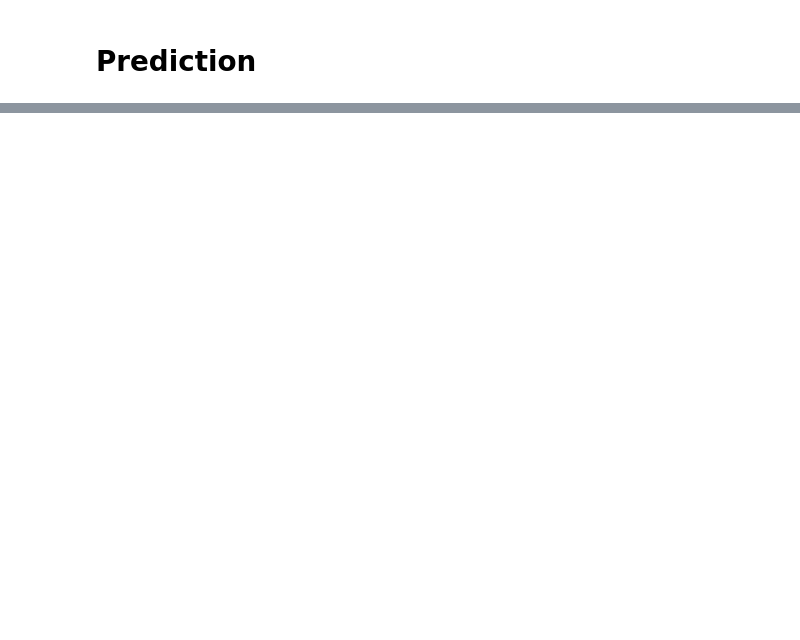
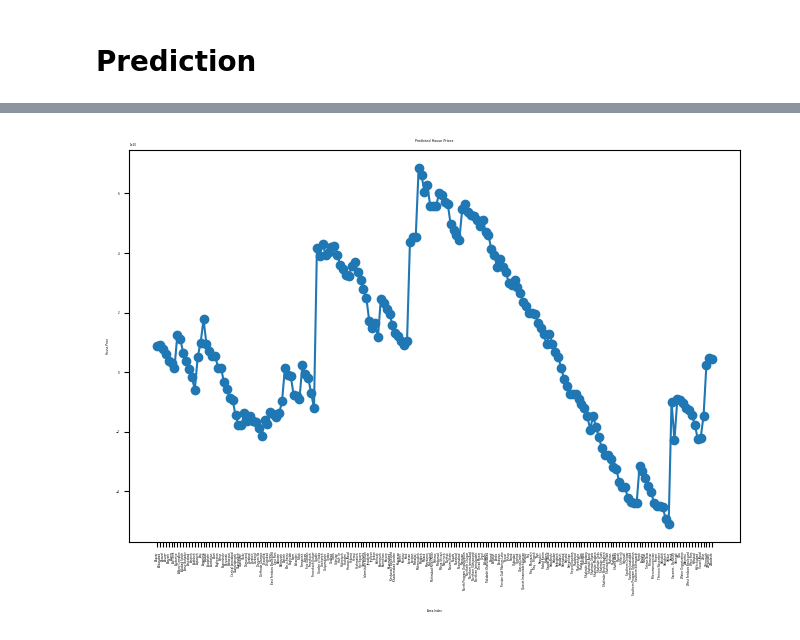
Before and after one commit to poulstar/awesome-AI, a Jupyter notebook: Machine Learning/airbnb/main.ipynb, the cells around one changed output, grey strips where cells are left out. Drawn from its saved outputs; the diff is of its cells as text; code cells hidden in the pictures; blank space fills up the shorter version.

```diff
--- a/Machine Learning/airbnb/main.ipynb
+++ b/Machine Learning/airbnb/main.ipynb
@@ -267,8 +570,8 @@ X_cols = ['Area', 'Room', 'Parking', 'Warehouse', 'Elevator', 'Abazar',
         'West Ferdows Boulevard', 'West Pars', 'Yaftabad', 'Yakhchiabad',
         'Yousef Abad', 'Zafar', 'Zaferanieh', 'Zargandeh', 'Zibadasht']
 # %%
-sample_data = [100, 2, 1, 1, 1] + [False] * (len(data) - 5)
-sample_data[X_cols.index('Tajrish')] = True
+sample_data = [100, 2, 1, 1, 1] + [False] * (len(X_cols) - 5)
+sample_data[X_cols.index('Tehransar')] = True
 # %%
 sample_data = np.array(sample_data).reshape(1, -1)
 prediction = lr.predict(sample_data)
@@ -277,11 +601,11 @@ print(prediction)
 import numpy as np
 
 
-sample_data = [100, 2, 1, 1, 1] + [False] * (len(data) - 5)
+sample_data = [100, 2, 1, 1, 1] + [False] * (len(X_cols) - 5)
 predictions = []
 
-for i in data[data.index('Abazar'):]:
-    sample_data[data.index(i)] = True
+for i in X_cols[X_cols.index('Abazar'):]:
+    sample_data[X_cols.index(i)] = True
     sample_data_reshaped = np.array(sample_data).reshape(1, -1)
     prediction = int(lr.predict(sample_data_reshaped)[0])
     predictions.append(prediction)
@@ -296,17 +619,19 @@ print(predictions)
 # %%
 import matplotlib.pyplot as plt
 
 # Assuming you have the 'predictions' list
 plt.rcParams.update({'font.size': 2})
 
 x_values = range(len(predictions))
 
 plt.plot(x_values, predictions, marker='o')
 plt.xlabel('Area Index',labelpad=10)
 plt.ylabel('House Price')
 plt.title('Predicted House Prices')
-plt.xticks(x_values, data[data.index('Abazar'):], rotation=90)
+plt.xticks(x_values, X_cols[X_cols.index('Abazar'):], rotation=90)
 plt.tight_layout()
 plt.show()
+# %% [output]
+[figure, added]
 # %%
 lr_train_score, lr_test_score, lr_RMSE = parameter_finder(lr, {})
```
Also changed, not shown: parts of 44 cells of this notebook, 1 other file.
